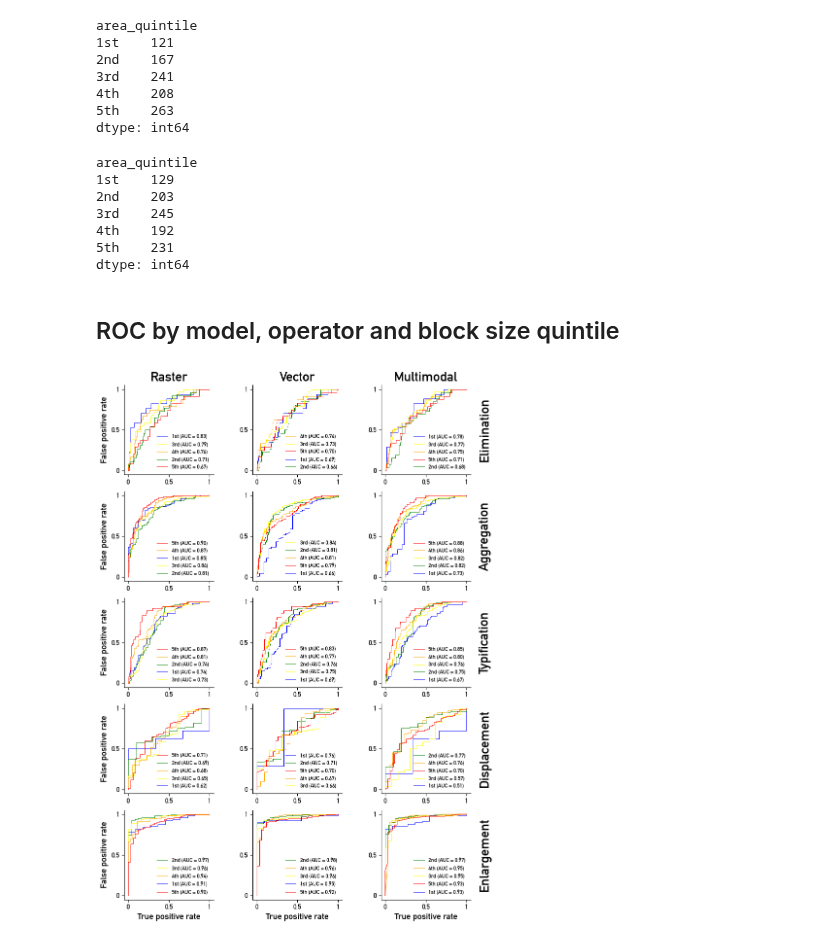
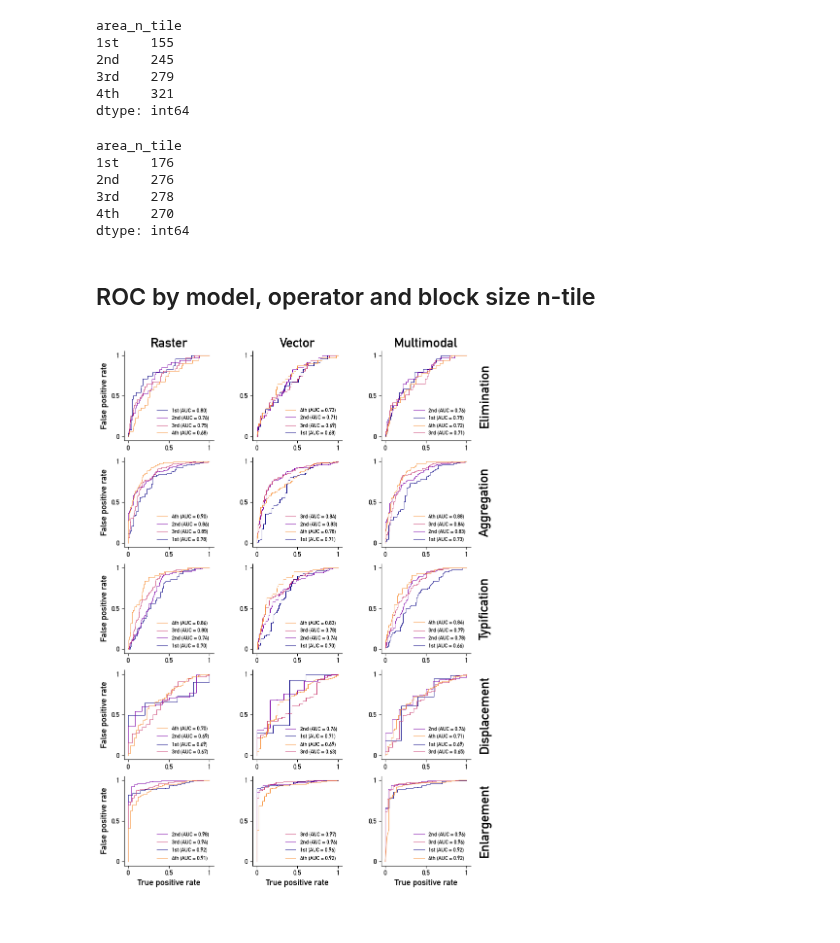
Before and after one commit to jorissenn/genops, a Jupyter notebook: 51_experiments_block_size.ipynb, the cells around one changed output. Saved outputs shown, nothing was run; the diff lists cells and outputs as text; code cells hidden in the pictures.

```diff
--- a/51_experiments_block_size.ipynb
+++ b/51_experiments_block_size.ipynb
@@ -68,30 +88,0 @@ buildings_selection = buildings_selection.merge(street_blocks_selection[["block_
-# %%
-fig, ax = plt.subplots(1,1, figsize=(10,6))
-
-# define bins logarithmically
-bins = np.logspace(np.log10(street_blocks_buildings["area"].min()), np.log10(street_blocks_buildings["area"].max()), 200)
-
-# get the bin values and edges
-counts, bin_edges = np.histogram(street_blocks_buildings["area"], bins=bins)
-
-# calculate quintiles
-quintiles = np.percentile(street_blocks_buildings["area"], [20, 40, 60, 80, 100])
-
-# assign colors to bins based on quintiles
-bin_colors = np.zeros_like(counts, dtype="object")
-colors = ["blue", "green", "yellow", "orange", "red"]
-for i in range(len(bin_edges)-1):
-    bin_value = 0.5 * (bin_edges[i] + bin_edges[i+1])  # middle value of each bin
-    for j in range(5):
-        if bin_value <= quintiles[j]:
-            bin_colors[i] = colors[j]
-            break
-
-# plot histogram with colored bins
-ax.bar(bin_edges[:-1], counts, width=np.diff(bin_edges), color=bin_colors, align="edge")
-ax.set_xscale("log")
-ax.set_xlabel("Area [m$^2$]", fontsize=15)
-ax.tick_params(axis="both", which="major", labelsize=14)
-ax.spines["top"].set_visible(False)
-ax.spines["right"].set_visible(False)
-plt.show()
@@ -100,51 +147,50 @@ plt.show()
 # %%
-buildings_elimination.groupby("area_quintile", observed=False).size()
+buildings_elimination.groupby("area_n_tile", observed=False).size()
 # %% [output]
-area_quintile
-1st    121
-2nd    167
-3rd    241
-4th    208
-5th    263
+area_n_tile
+1st    155
+2nd    245
+3rd    279
+4th    321
 dtype: int64
 # %%
-buildings_selection.groupby("area_quintile", observed=False).size()
+buildings_selection.groupby("area_n_tile", observed=False).size()
 # %% [output]
-area_quintile
-1st    129
-2nd    203
-3rd    245
-4th    192
-5th    231
+area_n_tile
+1st    176
+2nd    276
+3rd    278
+4th    270
 dtype: int64
 # %% [markdown]
-## ROC by model, operator and block size quintile
+## ROC by model, operator and block size n-tile
 # %%
 fig, (elimination_axes, *selection_axes) = create_model_operator_roc_subplots(figsize=(8,11), padding=0.5)
 
 models = ["raster", "vector", "multimodal"]
+colors = [value for value in category_colors.values()]
 
 # elimination model
 for model_idx, model in enumerate(models):
     plot_roc_by_category_on_axis(df=buildings_elimination,
                                  true_label_col="elimination",
                                  pred_score_col=f"elimination_non-thresholded_{model}",
-                                 category_col="area_quintile",
+                                 category_col="area_n_tile",
                                  ax=elimination_axes[model_idx],
                                  colors=colors)
 
 # selection model
 for operator_idx, operator in enumerate(selection_operators):
     for model_idx, model in enumerate(models):
         plot_roc_by_category_on_axis(df=buildings_selection,
                                      true_label_col=operator,
                                      pred_score_col=f"{operator}_non-thresholded_{model}",
-                                     category_col="area_quintile",
+                                     category_col="area_n_tile",
                                      ax=selection_axes[operator_idx][model_idx],
                                      colors=colors)
 
 fig.savefig("../../Figures/Results/roc_block_size.png", bbox_inches="tight")
 
 plt.show()
 # %% [output]
-[figure, old version]
+[figure, new version]
```
Also changed, not shown: parts of 5 cells of this notebook.
